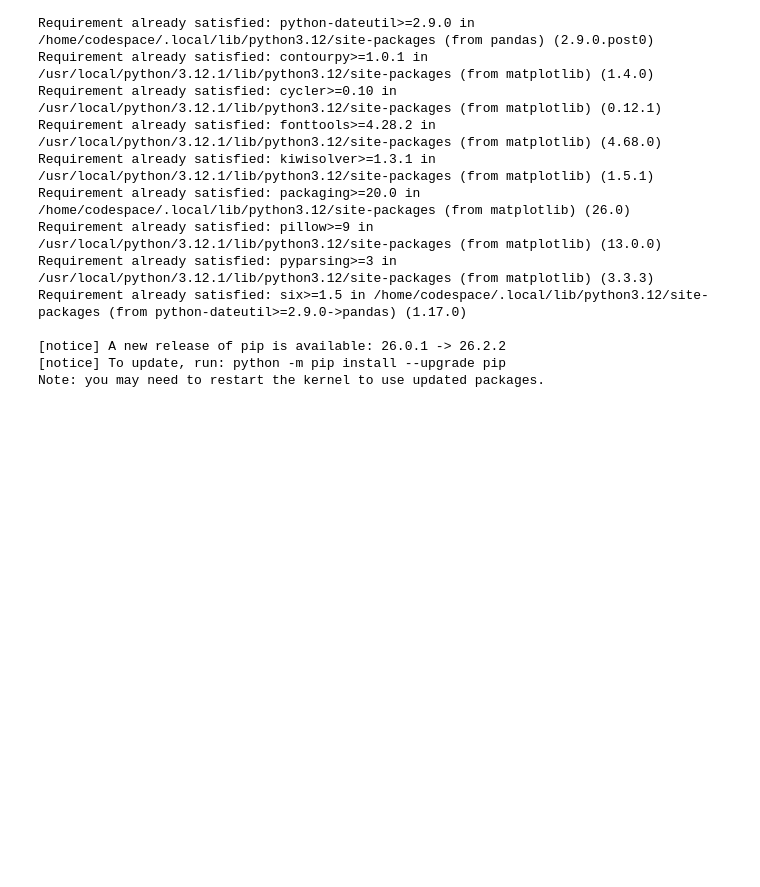
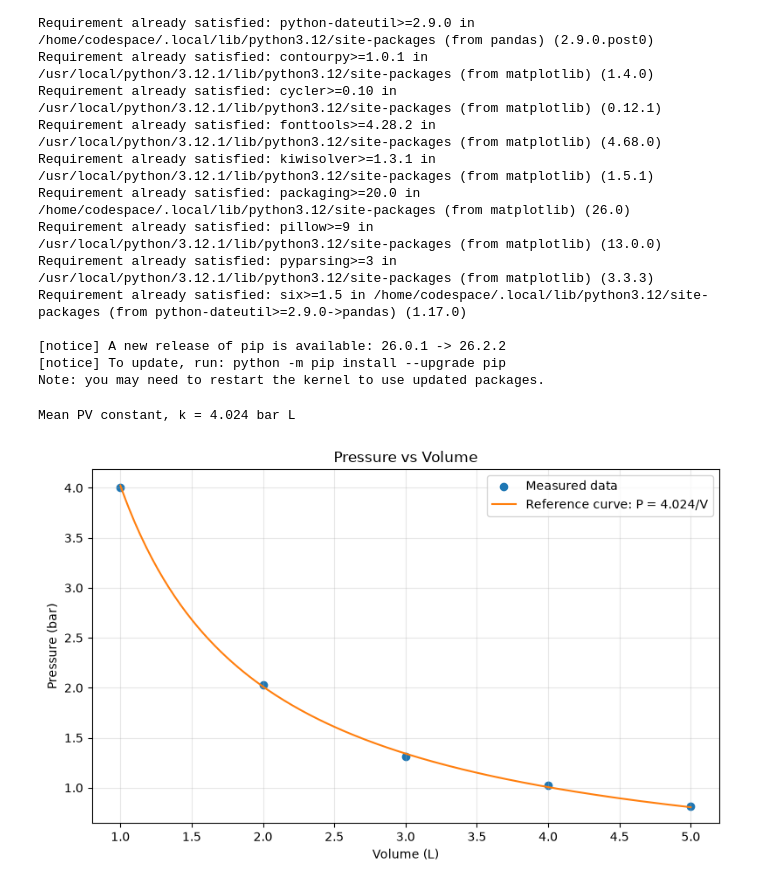
Before and after one commit to swayamg9518/CP_Practical, a Jupyter notebook: RollNo_23 SetA.ipynb, the cells around one changed output. Cells and saved outputs as stored; diff of their text form; code cells hidden in the pictures; blank space fills up the shorter version.

```diff
--- a/RollNo_23 SetA.ipynb
+++ b/RollNo_23 SetA.ipynb
@@ -271,0 +276,27 @@ Note: you may need to restart the kernel to use updated packages.
+# %%
+import matplotlib.pyplot as plt
+import numpy as np
+
+volumes_l = [1.0, 2, 3.0, 4.0, 5]
+pressures_bar = [4.00, 2.03, 1.31, 1.02, 0.81]
+
+pv_products = [volume * pressure for volume, pressure in zip(volumes_l, pressures_bar)]
+k = sum(pv_products) / len(pv_products)
+print(f"Mean PV constant, k = {k:.3f} bar L")
+
+reference_volumes = np.linspace(min(volumes_l), max(volumes_l), 200)
+reference_pressures = [k / volume for volume in reference_volumes]
+
+plt.figure(figsize=(8, 5))
+plt.scatter(volumes_l, pressures_bar, color="tab:blue", label="Measured data")
+plt.plot(reference_volumes, reference_pressures, color="tab:orange", label=f"Reference curve: P = {k:.3f}/V")
+plt.title("Pressure vs Volume")
+plt.xlabel("Volume (L)")
+plt.ylabel("Pressure (bar)")
+plt.legend()
+plt.grid(True, alpha=0.3)
+plt.tight_layout()
+plt.show()
+# %% [output]
+Mean PV constant, k = 4.024 bar L
+[figure, added]
```
Also changed, not shown: parts of 1 cell of this notebook.
